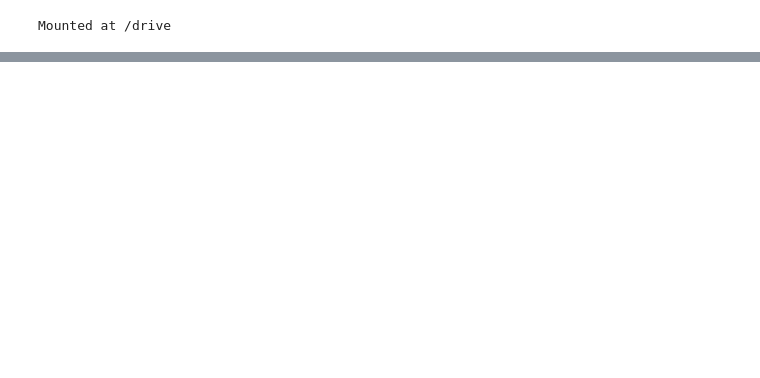
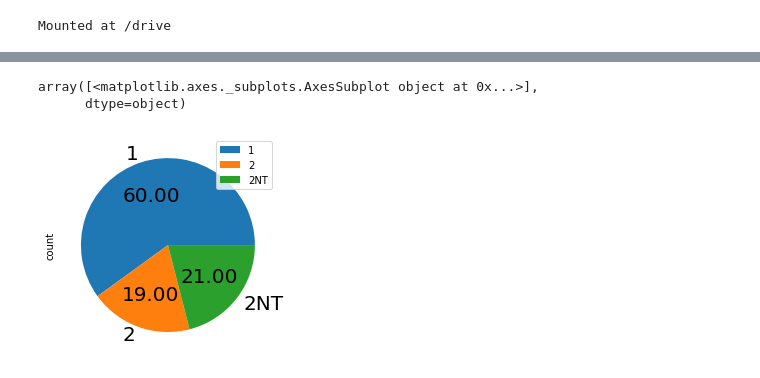
Before and after one commit to dangnhan-6426/NHAPMONPHANTICHDULIEUHOCSAU, a Jupyter notebook: Lab_2_Homework.ipynb, the cells around one changed output, grey strips where cells are left out. Saved outputs shown, nothing was run; the diff lists cells and outputs as text; code cells hidden in the pictures; blank space fills up the shorter version.

```diff
--- a/Lab_2_Homework.ipynb
+++ b/Lab_2_Homework.ipynb
@@ -21,4 +23,4 @@ drive.mount('/drive')
 # %% [output]
 Mounted at /drive
 # %%
-df = pd.read_csv("/content/drive/MyDrive/Data/dulieuxettuyendaihoc.csv", index_col = "STT")
+dfxt = pd.read_csv("/content/drive/MyDrive/Data/dulieuxettuyendaihoc.csv", index_col = "STT")
@@ -41,0 +168,13 @@ df
+# %%
+# 1.Hãy trình bày dữ liệu biến
+# Thống kê số lượng theo từng khu vực
+StaKV = df.groupby("KV")["KV"].agg(["count"])
+StaKV.plot.pie(
+    autopct="%.2f",
+    fontsize=20,
+    subplots=True,
+    figsize=(8, 4))
+# %% [output]
+array([<matplotlib.axes._subplots.AxesSubplot object at 0x...>],
+      dtype=object)
+[figure, added]
```
Also changed, not shown: parts of 16 cells of this notebook.
